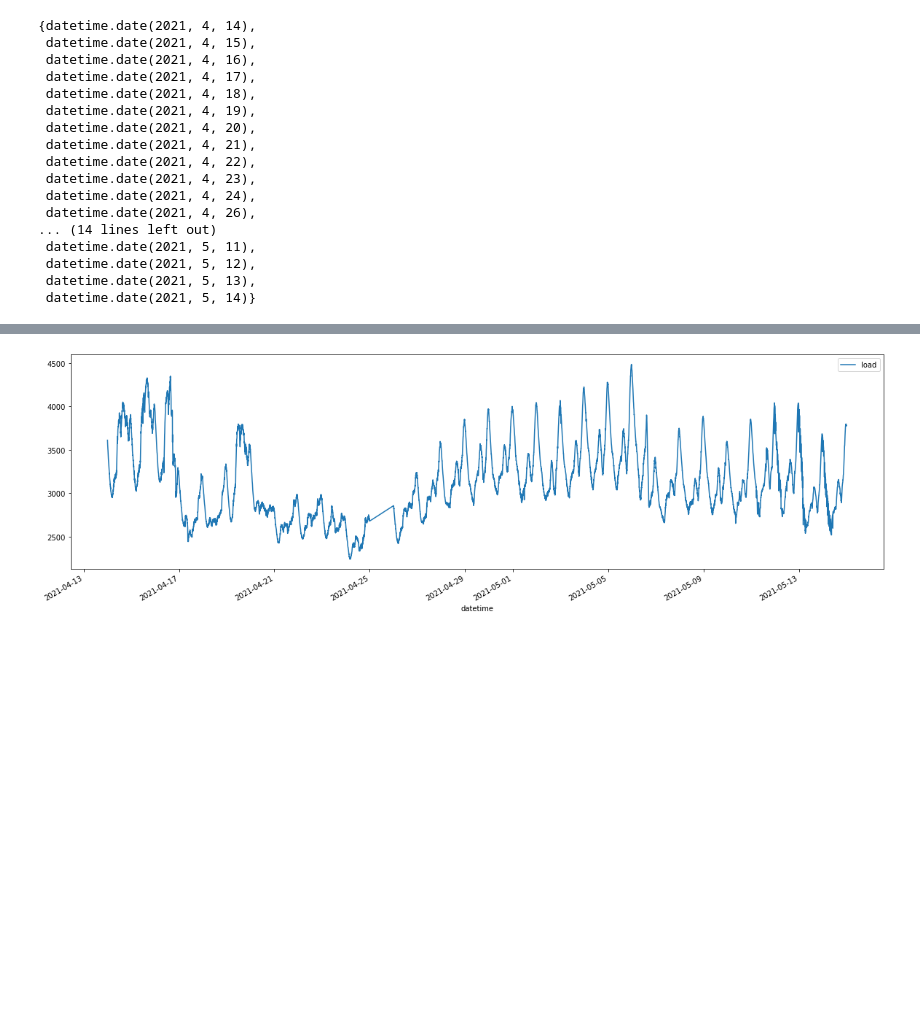
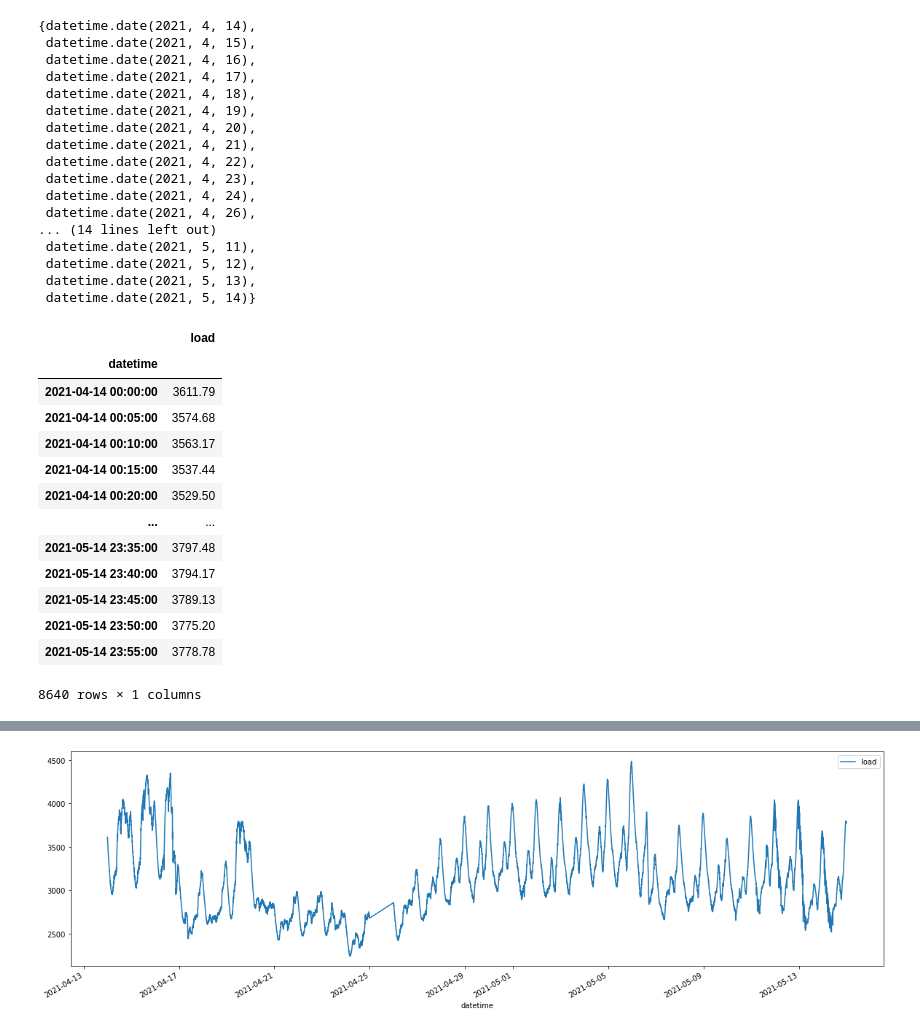
Before and after one commit to aks05/Load_forecasting-using-Ann-Models, a Jupyter notebook: LSTM.ipynb, the cells around one changed output, grey strips where cells are left out. Cells and saved outputs as stored; diff of their text form; code cells hidden in the pictures; blank space fills up the shorter version.

```diff
--- a/LSTM.ipynb
+++ b/LSTM.ipynb
@@ -160,3 +172,20 @@ set(data.index.date)
  datetime.date(2021, 5, 12),
  datetime.date(2021, 5, 13),
  datetime.date(2021, 5, 14)}
+# %%
+data['2021-04-14':'2021-05-14']
+# %% [output]
+|  | load |
+| datetime |  |
+| 2021-04-14 00:00:00 | 3611.79 |
+| 2021-04-14 00:05:00 | 3574.68 |
+| 2021-04-14 00:10:00 | 3563.17 |
+| 2021-04-14 00:15:00 | 3537.44 |
+| 2021-04-14 00:20:00 | 3529.50 |
+| ... | ... |
+| 2021-05-14 23:35:00 | 3797.48 |
+| 2021-05-14 23:40:00 | 3794.17 |
+| 2021-05-14 23:45:00 | 3789.13 |
+| 2021-05-14 23:50:00 | 3775.20 |
+| 2021-05-14 23:55:00 | 3778.78 |
+8640 rows × 1 columns
```
Also changed, not shown: parts of 16 cells of this notebook, 7 other files.
